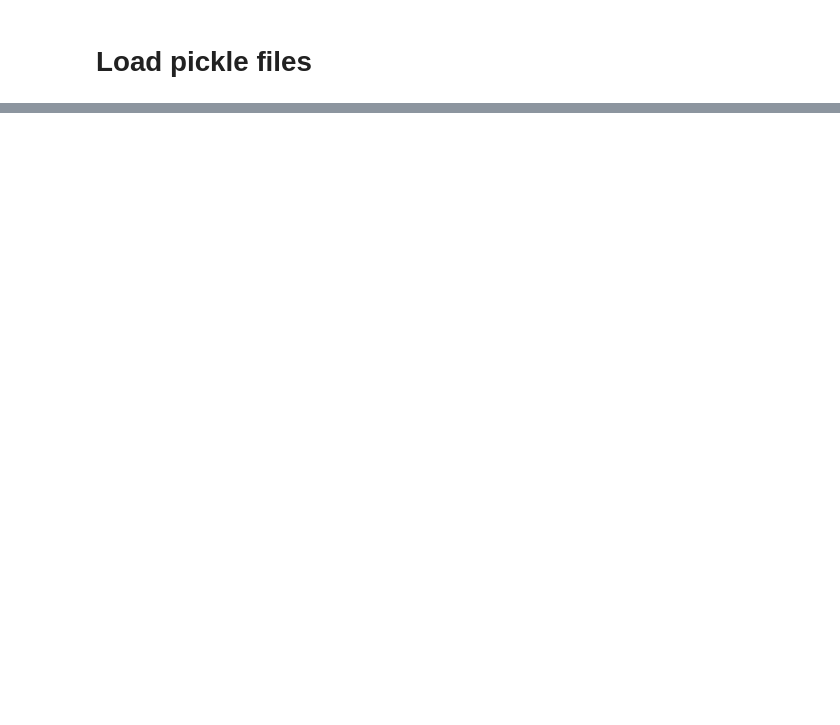
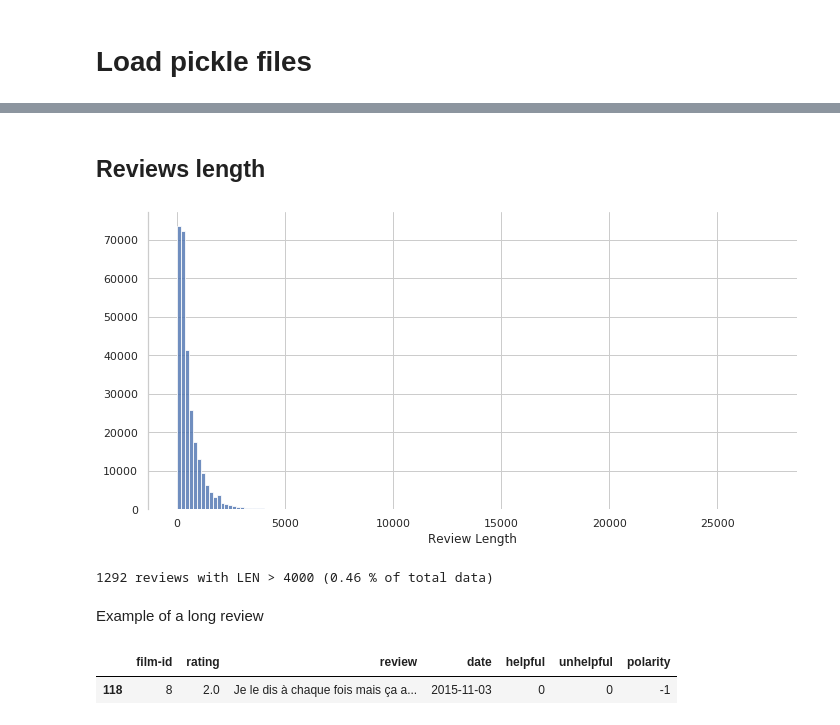
Before and after one commit to TheophileBlard/french-sentiment-analysis-with-bert, a Jupyter notebook: allocine_dataset/create_allocine_dataset.ipynb, the cells around one changed output, grey strips where cells are left out. Drawn from its saved outputs; the diff is of its cells as text; code cells hidden in the pictures; blank space fills up the shorter version.

```diff
--- a/allocine_dataset/create_allocine_dataset.ipynb
+++ b/allocine_dataset/create_allocine_dataset.ipynb
@@ -47,0 +180,37 @@ Il y a aussi d’impressionnantes séquences d'action; dont une (les héros pour
+# %% [markdown]
+## Reviews length
+# %%
+reviews_length = allocine_df['review'].str.len()
+
+plt.figure(figsize=(10,5))
+ax = sns.distplot(reviews_length, bins=150, kde=False, hist_kws=dict(alpha=0.8))
+ax.set(xlabel='Review Length')
+
+# Finalize the plot
+sns.despine(bottom=True)
+plt.tight_layout(h_pad=2)
+
+# Saving plot
+fig = ax.get_figure()
+fig.savefig('img/reviews_length.png', dpi=400)
+# %% [output]
+[figure, added]
+# %%
+THRESHOLD = 4000
+short_reviews = allocine_df[allocine_df['review'].str.len() <= THRESHOLD]
+long_reviews =  allocine_df[allocine_df['review'].str.len() > THRESHOLD]
+
+print("{} reviews with LEN > {} ({:.2f} % of total data)".format(
+    len(long_reviews),
+    THRESHOLD,
+    100 * len(long_reviews) / len(allocine_df)
+))
+# %% [output]
+1292 reviews with LEN > 4000 (0.46 % of total data)
+# %% [markdown]
+Example of a long review
+# %%
+long_reviews.head(1)
+# %% [output]
+|  | film-id | rating | review | date | helpful | unhelpful | polarity |
+| 118 | 8 | 2.0 | Je le dis à chaque fois mais ça a... | 2015-11-03 | 0 | 0 | -1 |
```
Also changed, not shown: parts of 46 cells of this notebook, 7 other files.
